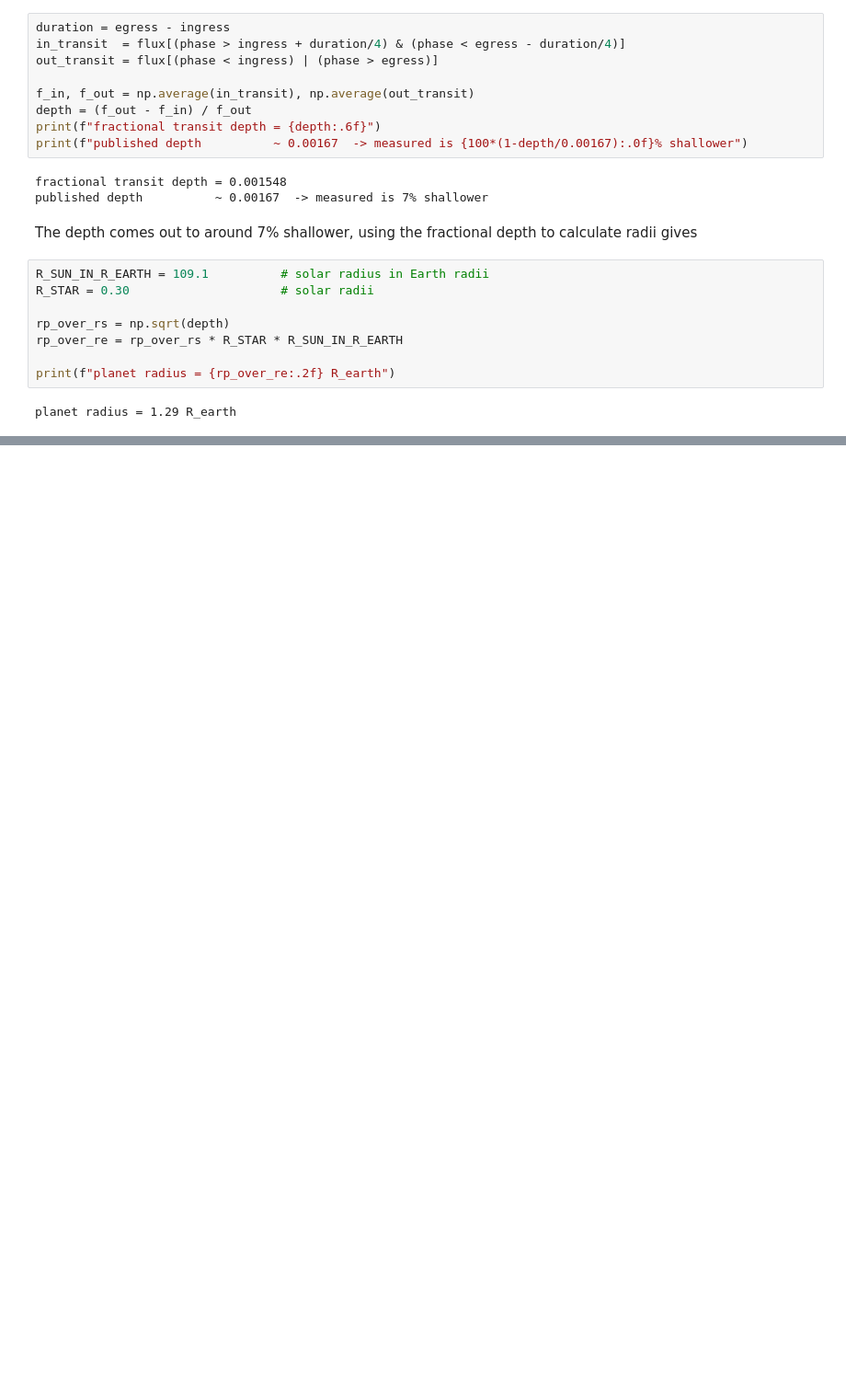
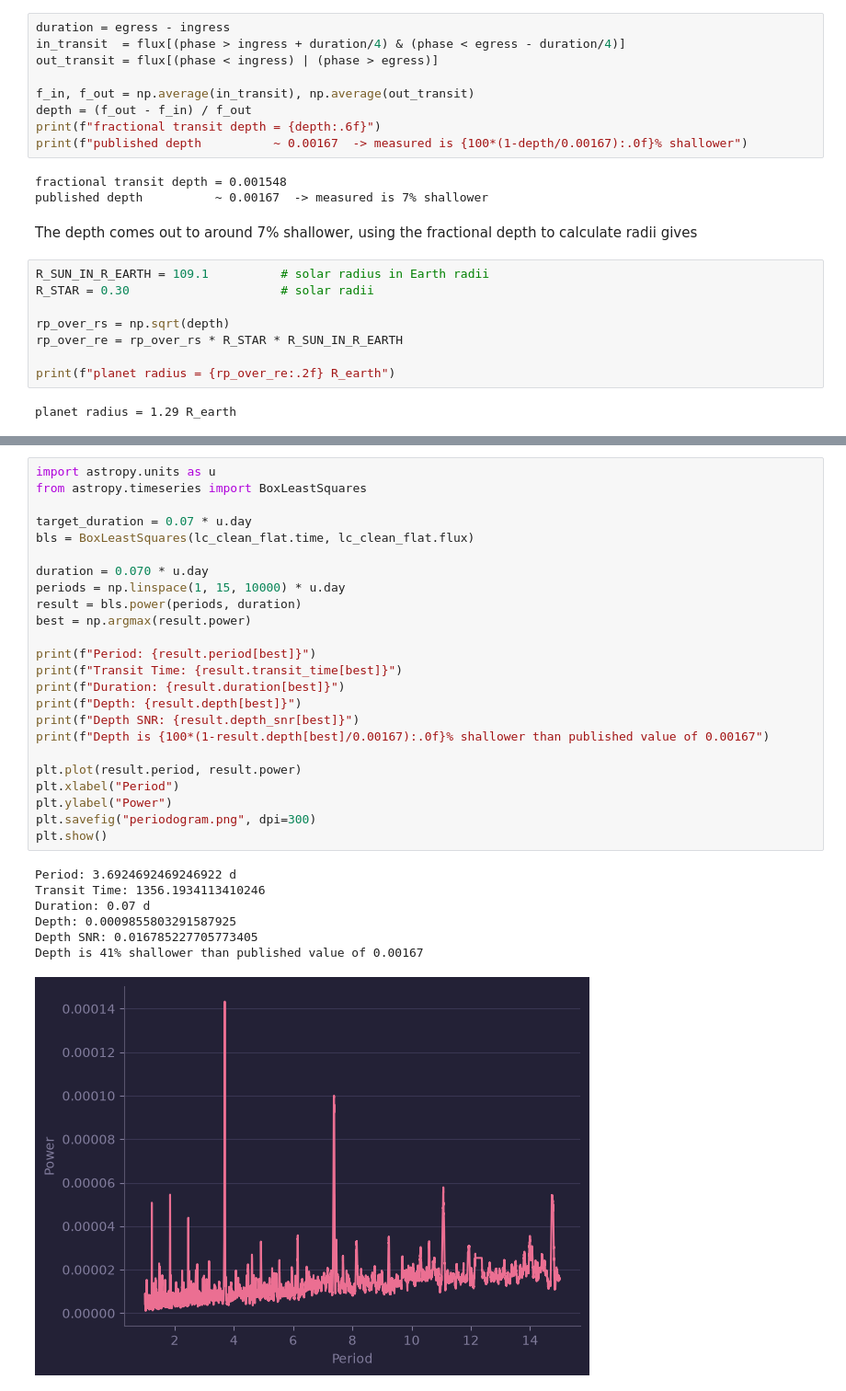
Before and after one commit to DalKachori/TESS_LC_ANALYSIS, a Jupyter notebook: l98-59_transit_analysis.ipynb, the cells around one changed output, grey strips where cells are left out. Shown at 92% size. Saved outputs shown, nothing was run; the diff lists cells and outputs as text; blank space fills up the shorter version.

Commit message:
Implementing Box Least Squares method to algorthmically calculate the Transit duration and fractional depth of the lightcurve

```diff
--- a/l98-59_transit_analysis.ipynb
+++ b/l98-59_transit_analysis.ipynb
@@ -269,0 +276,32 @@ planet radius = 1.29 R_earth
+# %%
+import astropy.units as u
+from astropy.timeseries import BoxLeastSquares
+
+target_duration = 0.07 * u.day
+bls = BoxLeastSquares(lc_clean_flat.time, lc_clean_flat.flux)
+
+duration = 0.070 * u.day
+periods = np.linspace(1, 15, 10000) * u.day
+result = bls.power(periods, duration)
+best = np.argmax(result.power)
+
+print(f"Period: {result.period[best]}")
+print(f"Transit Time: {result.transit_time[best]}")
+print(f"Duration: {result.duration[best]}")
+print(f"Depth: {result.depth[best]}")
+print(f"Depth SNR: {result.depth_snr[best]}")
+print(f"Depth is {100*(1-result.depth[best]/0.00167):.0f}% shallower than published value of 0.00167")
+
+plt.plot(result.period, result.power)
+plt.xlabel("Period")
+plt.ylabel("Power")
+plt.savefig("periodogram.png", dpi=300)
+plt.show()
+# %% [output]
+Period: 3.6924692469246922 d
+Transit Time: 1356.1934113410246
+Duration: 0.07 d
+Depth: 0.0009855803291587925
+Depth SNR: 0.016785227705773405
+Depth is 41% shallower than published value of 0.00167
+[figure, added]
```
Also changed, not shown: parts of 6 cells of this notebook, 1 other file.
